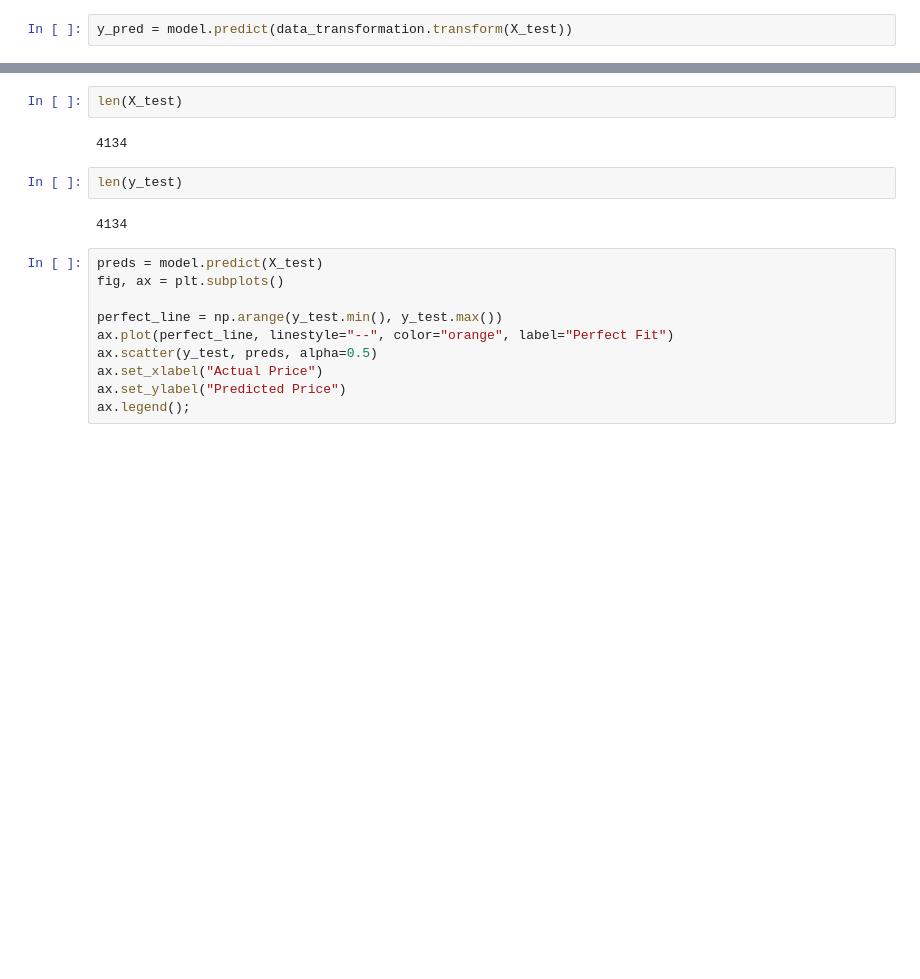
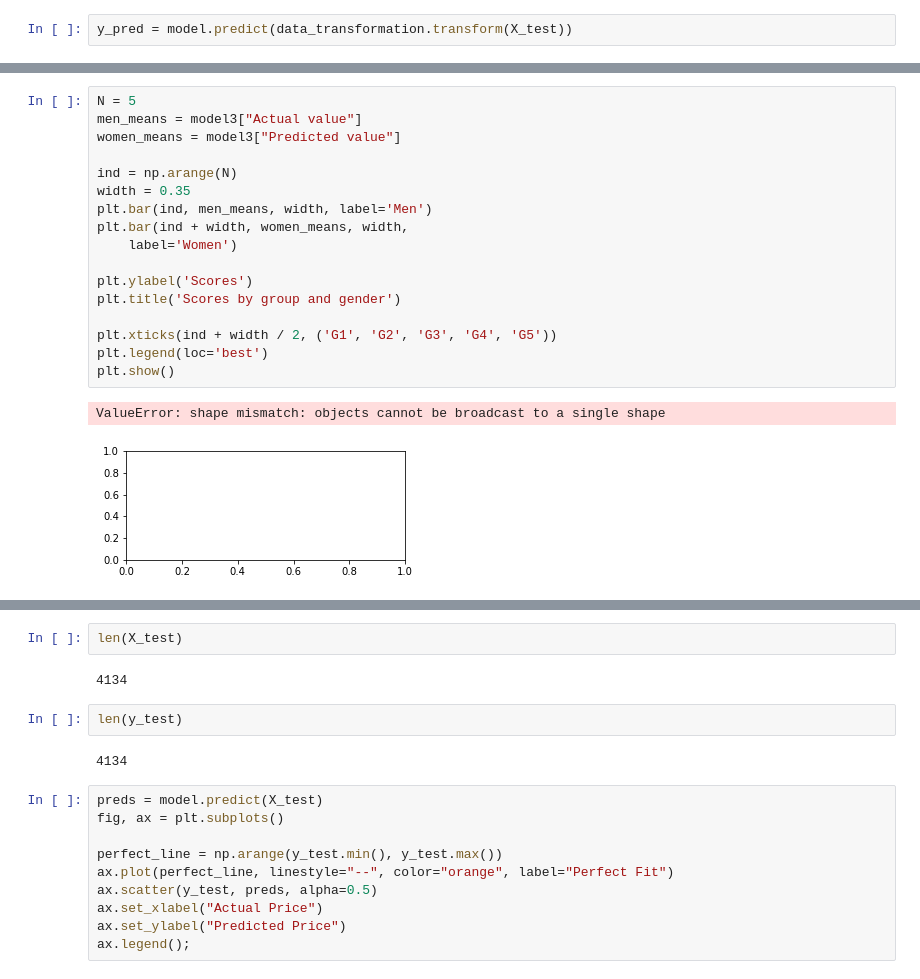
Before and after one commit to ValeriaVF/Phase_2-Project, a Jupyter notebook: olgerthasko_models.ipynb, the cells around one changed output, grey strips where cells are left out. Saved outputs shown, nothing was run; the diff lists cells and outputs as text; blank space fills up the shorter version.

```diff
--- a/olgerthasko_models.ipynb
+++ b/olgerthasko_models.ipynb
@@ -286,0 +310,20 @@ model1["Difference"].mean()
+# %%
+N = 5
+men_means = model3["Actual value"]
+women_means = model3["Predicted value"]
+
+ind = np.arange(N)
+width = 0.35
+plt.bar(ind, men_means, width, label='Men')
+plt.bar(ind + width, women_means, width,
+    label='Women')
+
+plt.ylabel('Scores')
+plt.title('Scores by group and gender')
+
+plt.xticks(ind + width / 2, ('G1', 'G2', 'G3', 'G4', 'G5'))
+plt.legend(loc='best')
+plt.show()
+# %% [output]
+ValueError: shape mismatch: objects cannot be broadcast to a single shape
+[figure, added]
```
Also changed, not shown: parts of 17 cells of this notebook, 7 other files.
